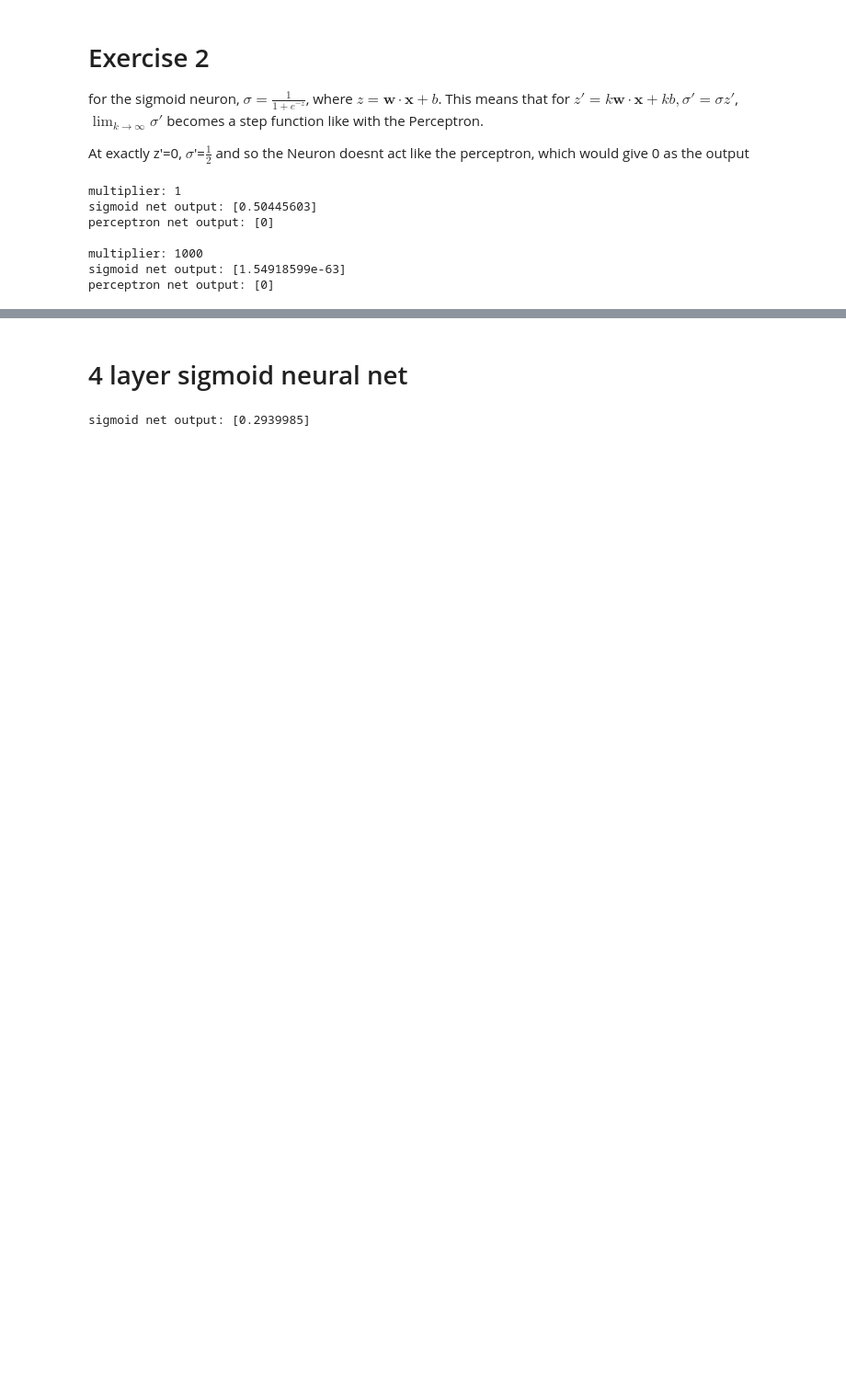
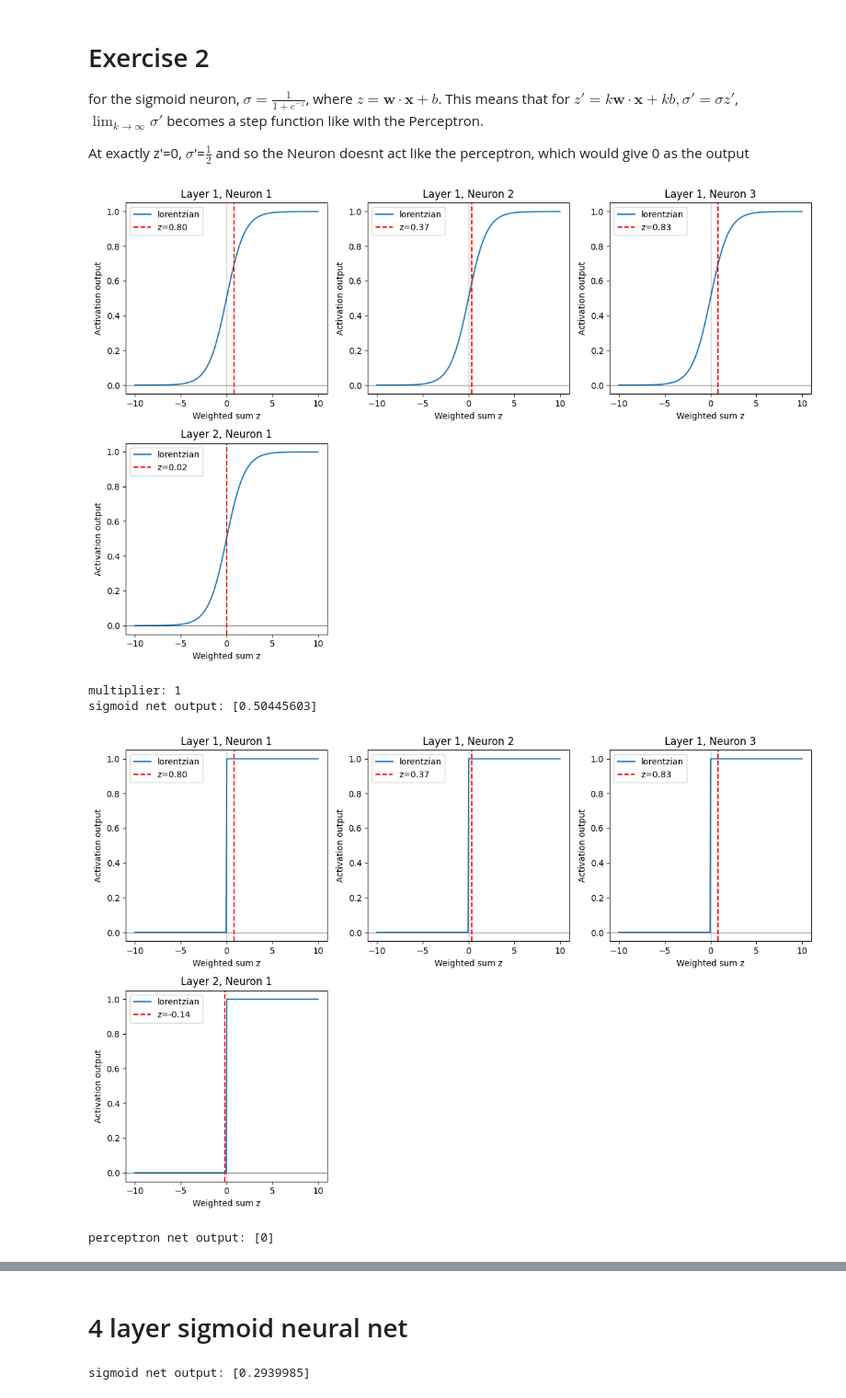
Before and after one commit to damianfrench/Computational-Neuroscience, a Jupyter notebook: Experimenting With Neurons.ipynb, the cells around one changed output, grey strips where cells are left out. Shown at 92% size. Cells and saved outputs as stored; diff of their text form; code cells hidden in the pictures; blank space fills up the shorter version.

```diff
--- a/Experimenting With Neurons.ipynb
+++ b/Experimenting With Neurons.ipynb
@@ -257,41 +249,39 @@ class SigmoidNeuronLayer(PerceptronLayer):
 
 class SigmoidNeuronNet(PerceptronNet):
     """A simple neural network composed of multiple layers of sigmoid neurons."""
     """This class is similar to PerceptronNet but uses SigmoidNeuronLayer instead"""
     def __init__(self,layer_sizes,seed=None,plotting=False,multiplier=1):
         self.plotting = plotting
         if seed is not None:
             np.random.seed(seed)
         self.layers=[]
         for i in range(1,len(layer_sizes)):
             self.layers.append(SigmoidNeuronLayer(layer_sizes[i],layer_sizes[i-1],plotting=False,multiplier=multiplier))
 
 
 m1=1
 
-net1=SigmoidNeuronNet([2,3,1],seed=42,multiplier=m1,plotting=False)
+net1=SigmoidNeuronNet([2,3,1],seed=42,multiplier=m1,plotting=True)
 activations=net1.forward(np.array([0.5,0.67]))
 print(f"multiplier: {m1}")
 print(f"sigmoid net output: {activations}")
 
-net2=PerceptronNet([2,3,1],seed=42,multiplier=m1,plotting=False)
+net2=PerceptronNet([2,3,1],seed=42,multiplier=m1,plotting=True)
 activations=net2.forward(np.array([0.5,0.67]))
 print(f"perceptron net output: {activations}\n")
 
 m2=1000
-net1=SigmoidNeuronNet([2,3,1],seed=42,multiplier=m2,plotting=False)
+net1=SigmoidNeuronNet([2,3,1],seed=42,multiplier=m2,plotting=True)
 activations=net1.forward(np.array([0.5,0.67]))
 print(f"multiplier: {m2}")
 print(f"sigmoid net output: {activations}")
 
-net2=PerceptronNet([2,3,1],seed=42,multiplier=m2,plotting=False)
+net2=PerceptronNet([2,3,1],seed=42,multiplier=m2,plotting=True)
 activations=net2.forward(np.array([0.5,0.67]))
 print(f"perceptron net output: {activations}")
 # %% [output]
+[figure, added]
 multiplier: 1
 sigmoid net output: [0.50445603]
-perceptron net output: [0]
-
-multiplier: 1000
-sigmoid net output: [1.54918599e-63]
-perceptron net output: [0]
+[figure, added]
+perceptron net output: [0]
```
Also changed, not shown: parts of 2 cells of this notebook.
